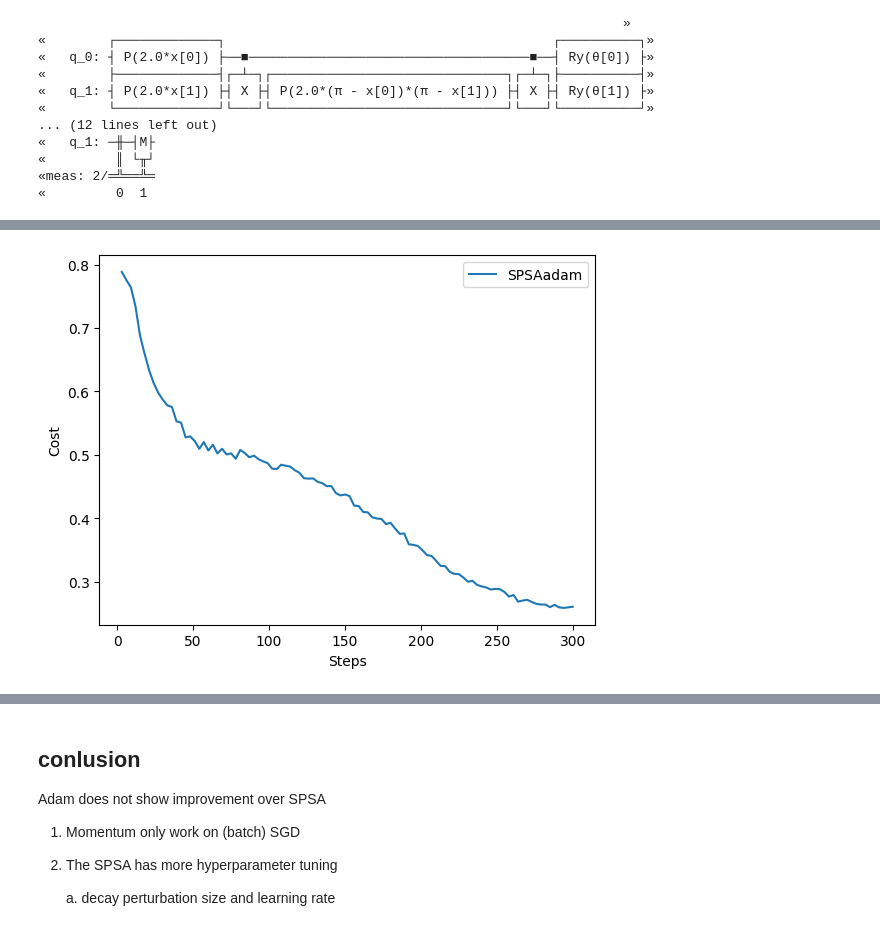
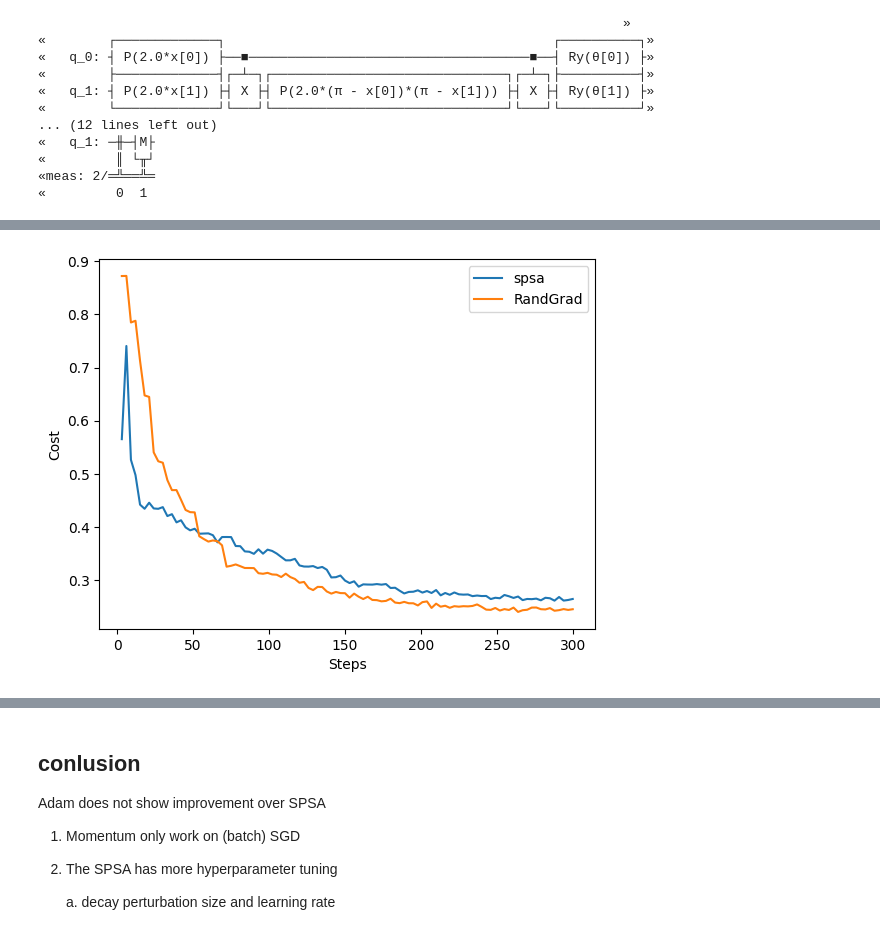
Before and after one commit to MasterGodzilla/VQAOptimization, a Jupyter notebook: qiskit_VQC.ipynb, the cells around one changed output, grey strips where cells are left out. Cells and saved outputs as stored; diff of their text form; code cells hidden in the pictures.

Commit message:
randgrad

```diff
--- a/qiskit_VQC.ipynb
+++ b/qiskit_VQC.ipynb
@@ -140,3 +140,21 @@ def objective_function(variational):
     """Cost function of circuit parameters on training data.
     The optimizer will attempt to minimize this."""
     return cost_function(TRAIN_DATA, TRAIN_LABELS, variational)
+# %%
+log_randgrad = OptimizerLog()
+
+from optimizers.randgrad import RandGrad
+optimizer = RandGrad(maxiter=100, callback=log_randgrad.update)
+
+from time import time
+tic = time()
+# Run the optimization
+result = optimizer.minimize(objective_function, initial_point)
+toc = time()
+print ("time:", toc-tic)
+
+opt_var = result.x
+opt_value = result.fun
+
+print ("opt_value", opt_value)
+print ("opt_var", opt_var)
@@ -241,17 +251,17 @@ opt_var [-0.04591805  1.73181813 -0.29090224  1.48723732  1.76199892 -0.13920492
 # %%
 import matplotlib.pyplot as plt
 fig = plt.figure()
-#plt.plot(log.evaluations, log.costs, label = "spsa") #baseline
+plt.plot(log.evaluations, log.costs, label = "spsa") #baseline
 #plt.plot(log_momentum.evaluations, log_momentum.costs, label = "SPSAmomentum") #momentum
 #plt.plot(log_momentum2.evaluations, log_momentum2.costs,
 #         label = "SPSAmomentum constant learning rate") #constant learning rate
-plt.plot(log_adam.evaluations, log_adam.costs, label = "SPSAadam") #adam
+plt.plot(log_randgrad.evaluations, log_randgrad.costs, label = "RandGrad") #adam
 plt.legend()
 plt.xlabel('Steps')
 plt.ylabel('Cost')
 plt.show()
 # %% [output]
-[figure, old version]
+[figure, new version]
 # %%
 def test_classifier(data, labels, variational):
     """Gets classifier's most likely predictions and accuracy of those
```
Also changed, not shown: parts of 11 cells of this notebook, 2 other files.
